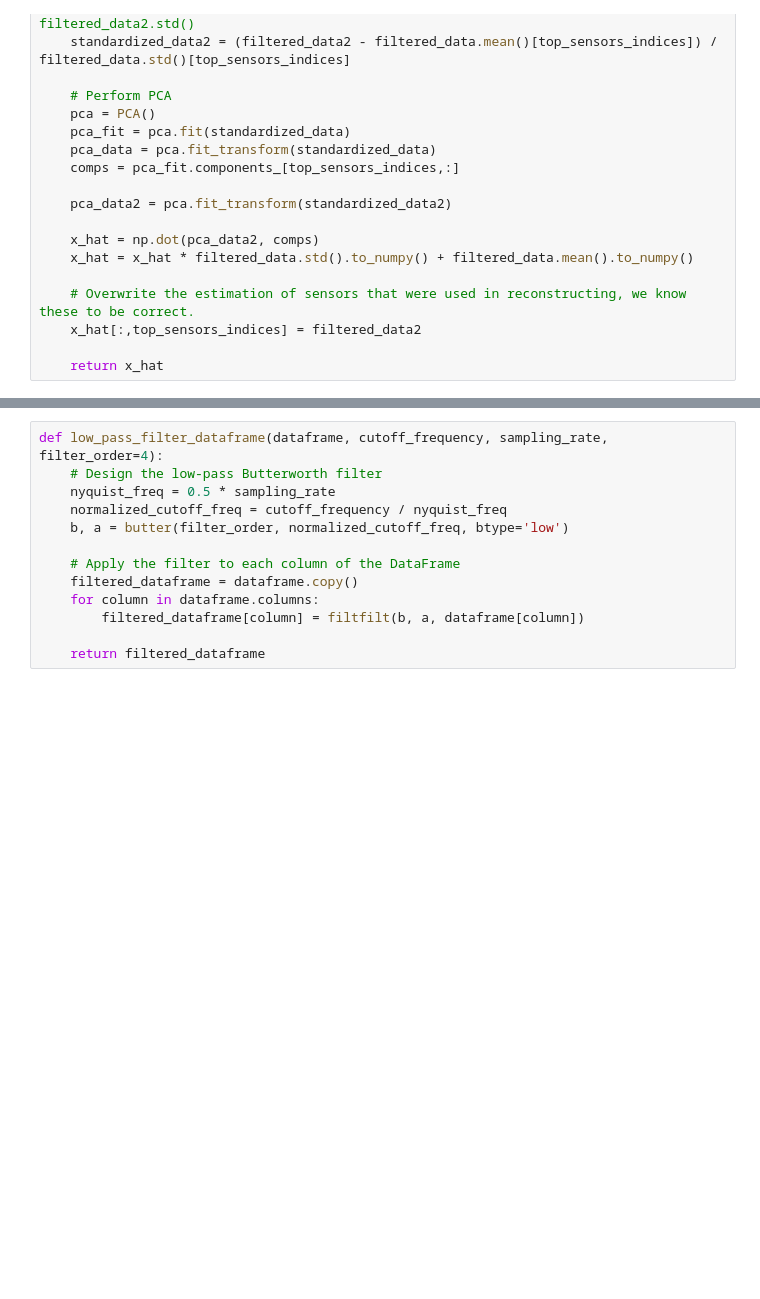
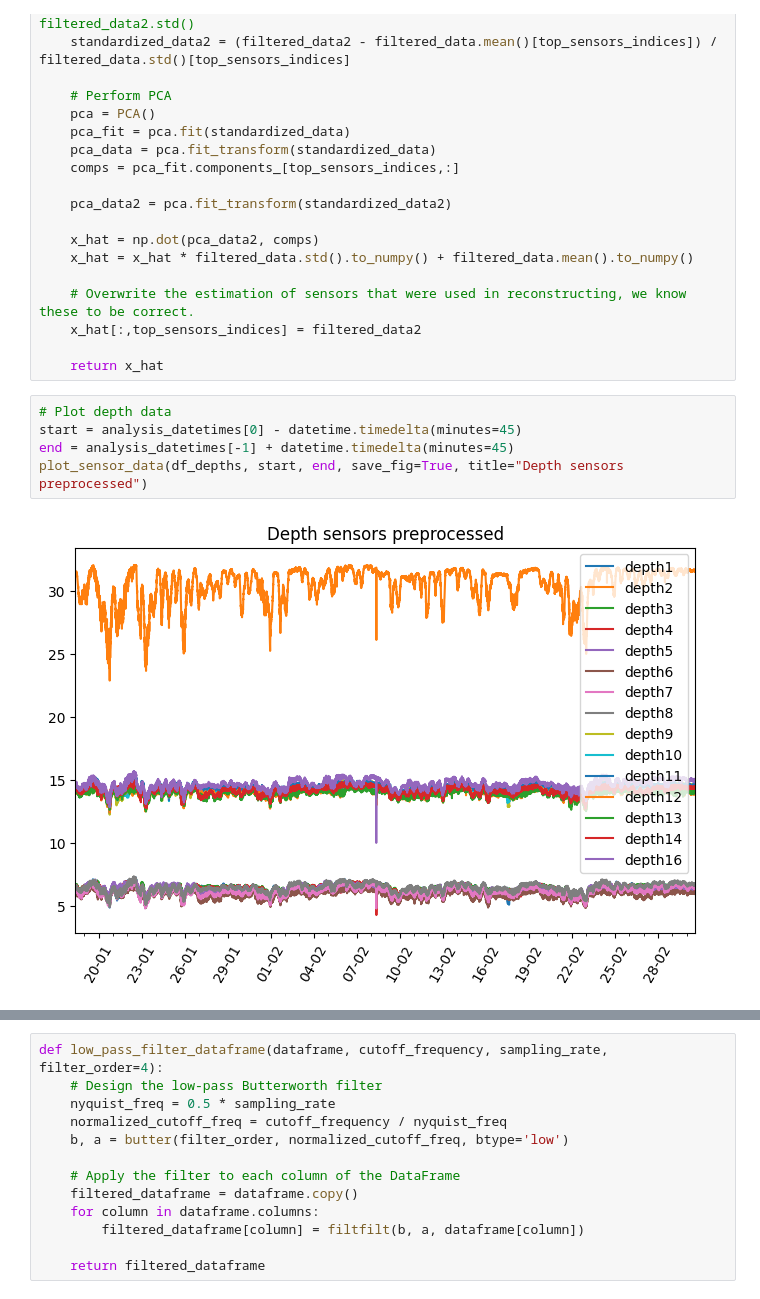
Before and after one commit to TheRealArmon/TTK_final_boss, a Jupyter notebook: sensors/curated_data/analysis.ipynb, the cells around one changed output, grey strips where cells are left out. Cells and saved outputs as stored; diff of their text form; blank space fills up the shorter version.

```diff
--- a/sensors/curated_data/analysis.ipynb
+++ b/sensors/curated_data/analysis.ipynb
@@ -133,6 +135,13 @@ def reconstruct_pca(dataframe, start_datetime, end_datetime, start_datetime2, en
     x_hat[:,top_sensors_indices] = filtered_data2
 
     return x_hat
+# %%
+# Plot depth data
+start = analysis_datetimes[0] - datetime.timedelta(minutes=45)
+end = analysis_datetimes[-1] + datetime.timedelta(minutes=45)
+plot_sensor_data(df_depths, start, end, save_fig=True, title="Depth sensors preprocessed")
+# %% [output]
+[figure, added]
 # %%
 # PCA for depths and also trying to reconstruct all data
 start = analysis_datetimes[0] - datetime.timedelta(minutes=45)
```
Also changed, not shown: parts of 8 cells of this notebook, 22 other files.
